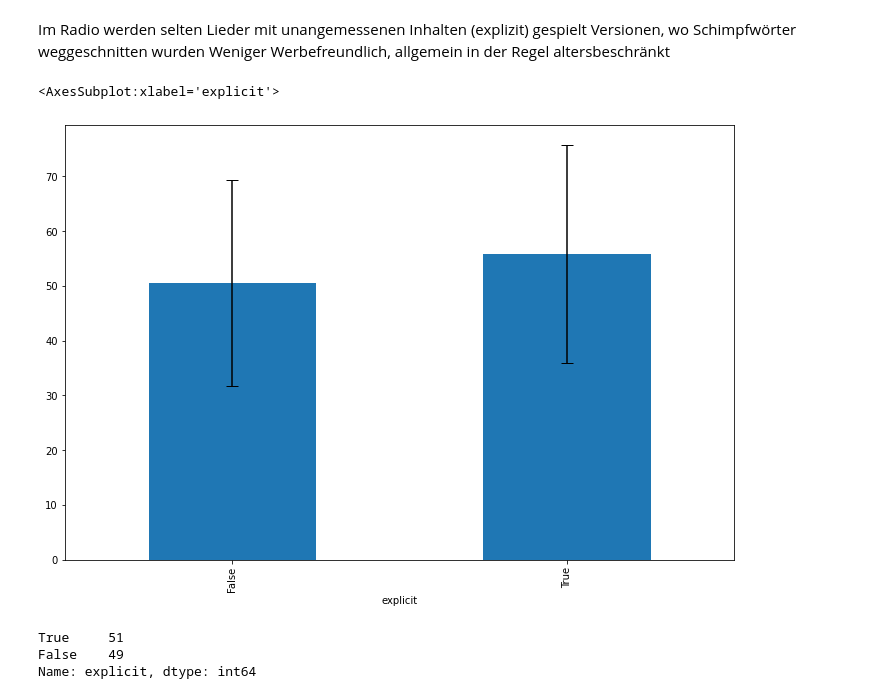
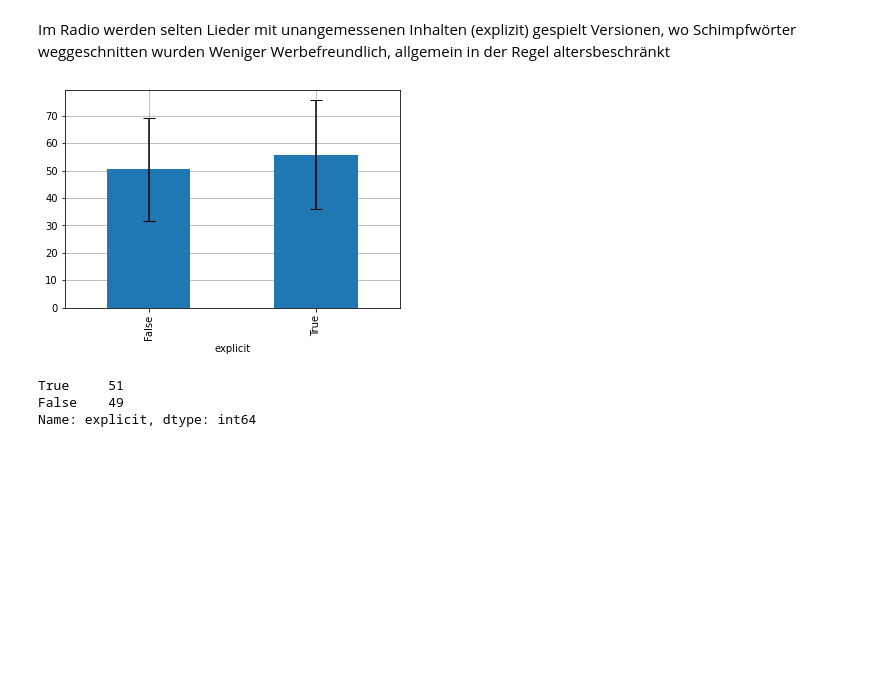
Before and after one commit to dschmtz/Data-Exploration-Project, a Jupyter notebook: project.ipynb, the cells around one changed output. Cells and saved outputs as stored; diff of their text form; code cells hidden in the pictures; blank space fills up the shorter version.

```diff
--- a/project.ipynb
+++ b/project.ipynb
@@ -259,6 +259,8 @@ cleared = pd.read_csv("song_data_expanded.csv")
 
 Zum Verständnis und der besseren Vorbereitung auf die Modellwahl, ist eine genaue Betrachtung der einzelnen Datenreihen sowie der Korrelationen zwischen ebendiesen unabdingbar.
 Erste Gedanken unsererseits drehen sich dabei um die Künstler. Ob es mehr One-Hit-Wonder oder konsistent beliebte Künstler gibt.
+# %%
+plt.rcParams["axes.axisbelow"] = True
 # %% [markdown]
 ### 3.1 Popularität eines Liedes
 # %%
@@ -685,11 +692,10 @@ Versionen, wo Schimpfwörter weggeschnitten wurden
 Weniger Werbefreundlich, allgemein in der Regel altersbeschränkt
 # %%
 explicit_song_popularity = explicit["song_popularity"]
-fig, ax = plt.subplots(figsize=(12, 8))
 explicit_song_popularity.mean().plot(kind="bar", yerr=explicit_song_popularity.std(), capsize=6)
+plt.grid()
 # %% [output]
-<AxesSubplot:xlabel='explicit'>
-[figure, old version]
+[figure, new version]
 # %%
 top100 = cleared[["song_popularity", "explicit"]].sort_values(by=["song_popularity"], ascending=False).head(107)
 top100.count()
```
Also changed, not shown: parts of 54 cells of this notebook.
